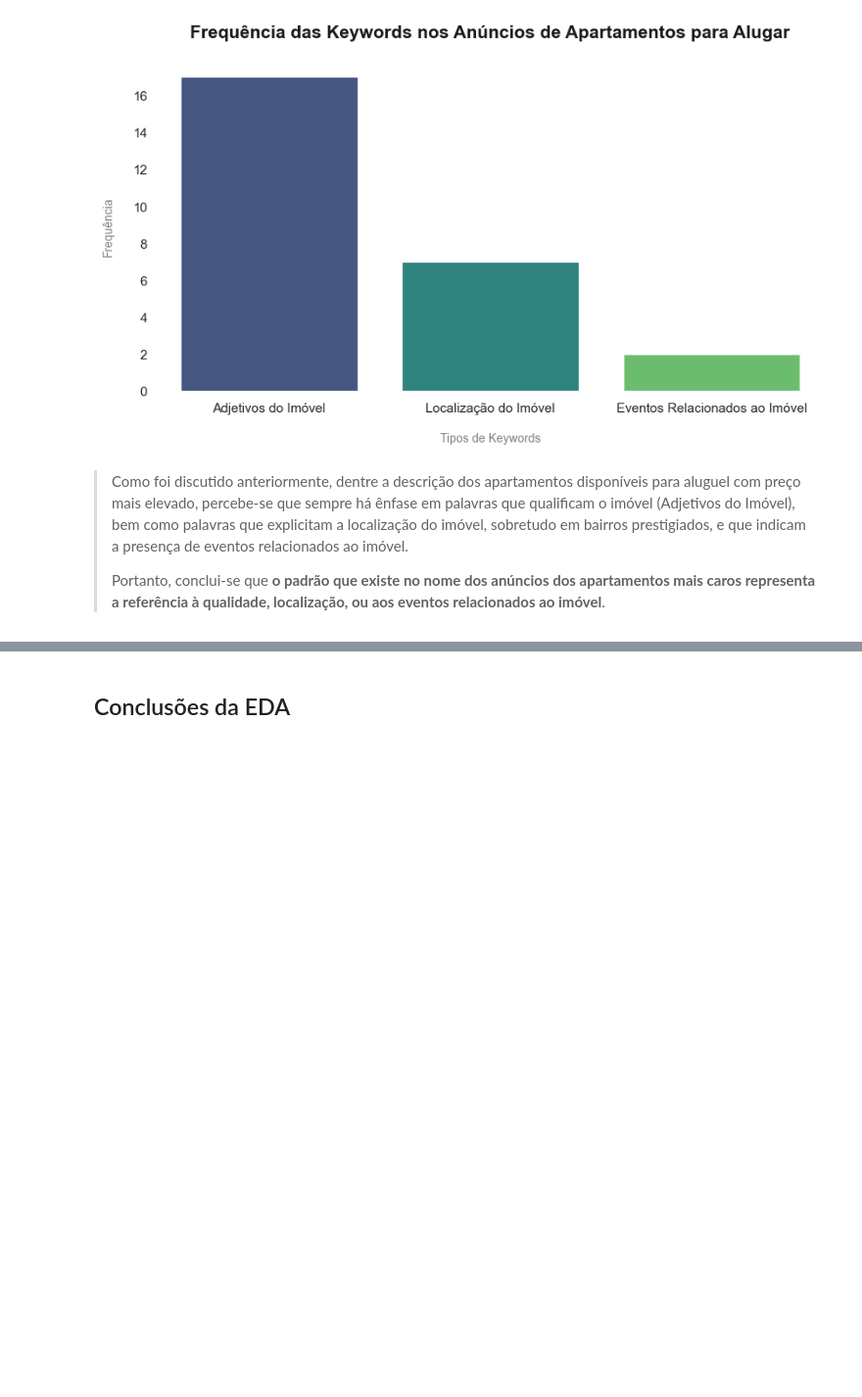
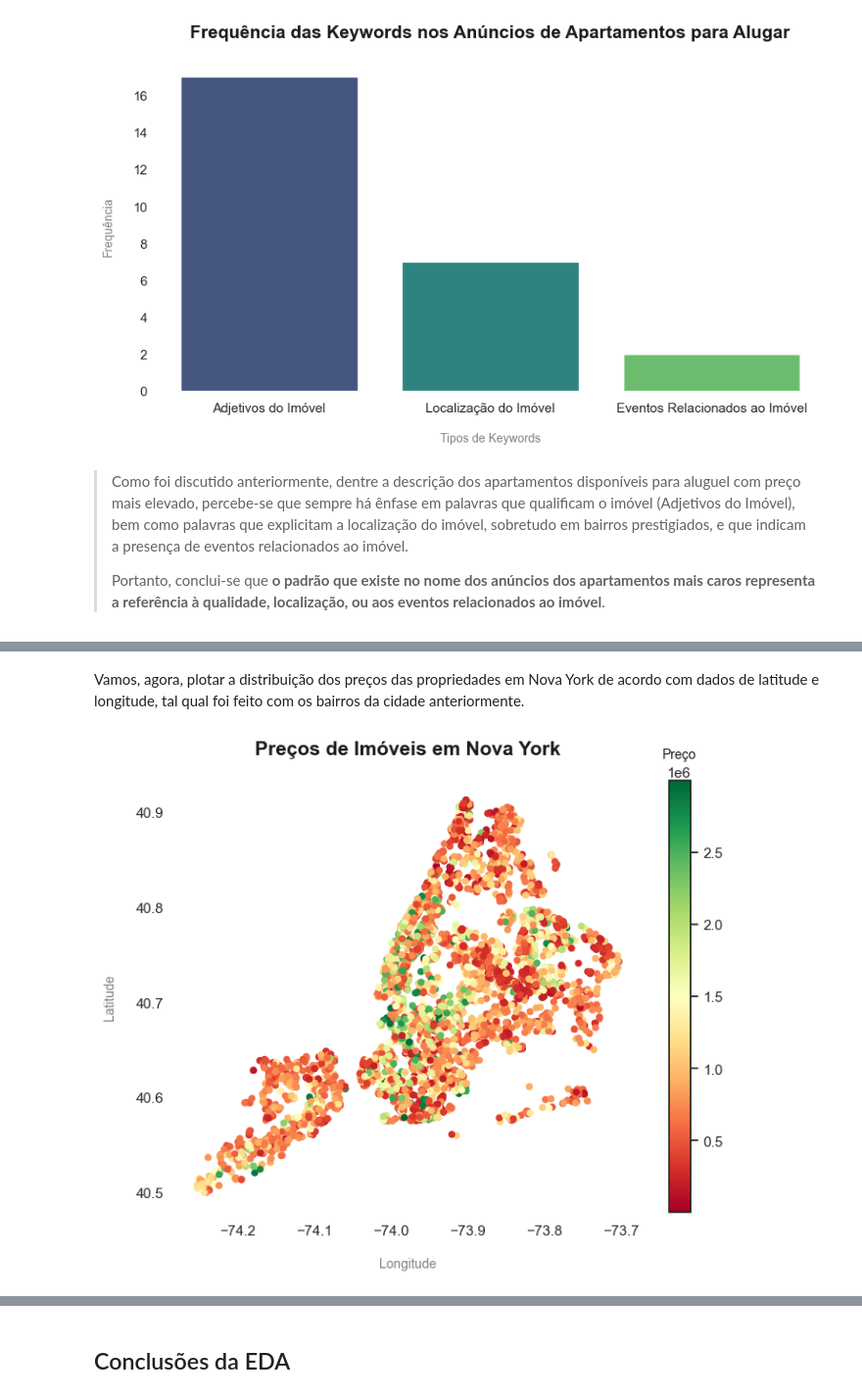
Before and after one commit to lazarocordeirosilva/LH_CD_LAZARO_CORDEIRO, a Jupyter notebook: notebook/Precificacao_Indicium_EDA.ipynb, the cells around one changed output, grey strips where cells are left out. Shown at 98% size. Drawn from its saved outputs; the diff is of its cells as text; code cells hidden in the pictures; blank space fills up the shorter version.

```diff
--- a/notebook/Precificacao_Indicium_EDA.ipynb
+++ b/notebook/Precificacao_Indicium_EDA.ipynb
@@ -896,0 +905,6 @@ plt.show()
+# %%
+# Lendo base de dados
+dados_ny = pd.read_csv("./data/NY-House-Dataset.csv")
+
+# Visualizando dados
+dados_ny.head()
@@ -896,0 +931,28 @@ plt.show()
+# %% [markdown]
+Vamos, agora, plotar a distribuição dos preços das propriedades em Nova York de acordo com dados de latitude e longitude, tal qual foi feito com os bairros da cidade anteriormente.
+# %%
+# Retirando da análise preços muito altos (acima de 2999999)
+df_precos =  dados_ny.loc[dados_ny['PRICE'] < 3000000]
+preco_fora_out = df_precos['PRICE'] # Armazenando os preços desse bairro no DataFrame preco_fora_out
+
+# Plotando gráfico de dispersão com base em latitude e longitude (c refere-se a uma Pandas Series)
+scatter = df_precos.plot.scatter(x = 'LONGITUDE', y = 'LATITUDE', c = [preco_fora_out],
+                                              cmap = 'RdYlGn', figsize = (8,6))
+
+# Plotando barra de cores para mostrar a escala
+colorbar = plt.colorbar(scatter.collections[0])
+
+# Colocando legenda 'Preço' na barra de cores LEMBRANDO QUE ESSA ESCALA ESTÁ EM MILHÕES DE DÓLARES
+colorbar.ax.text(0.5, 1.06, 'Preço', transform=colorbar.ax.transAxes, va='center', ha='center', fontsize=10, color = 'k')
+
+# Retirando bordas
+sns.despine(bottom = True, left = True)
+
+plt.ylabel("Latitude", color = 'grey', fontsize = 10, labelpad = 15) # Definindo legendas eixo y
+plt.xlabel("Longitude", color = 'grey', fontsize = 10, labelpad = 15)  # Definindo legendas eixo x
+plt.title(f"Preços de Imóveis em Nova York", color = 'k', pad = 20, fontsize = 15, fontweight = 'bold') # Definindo título
+
+# Mostrando gráfico
+plt.show()
+# %% [output]
+[figure, added]
```
Also changed, not shown: parts of 14 cells of this notebook, 6 other files.
